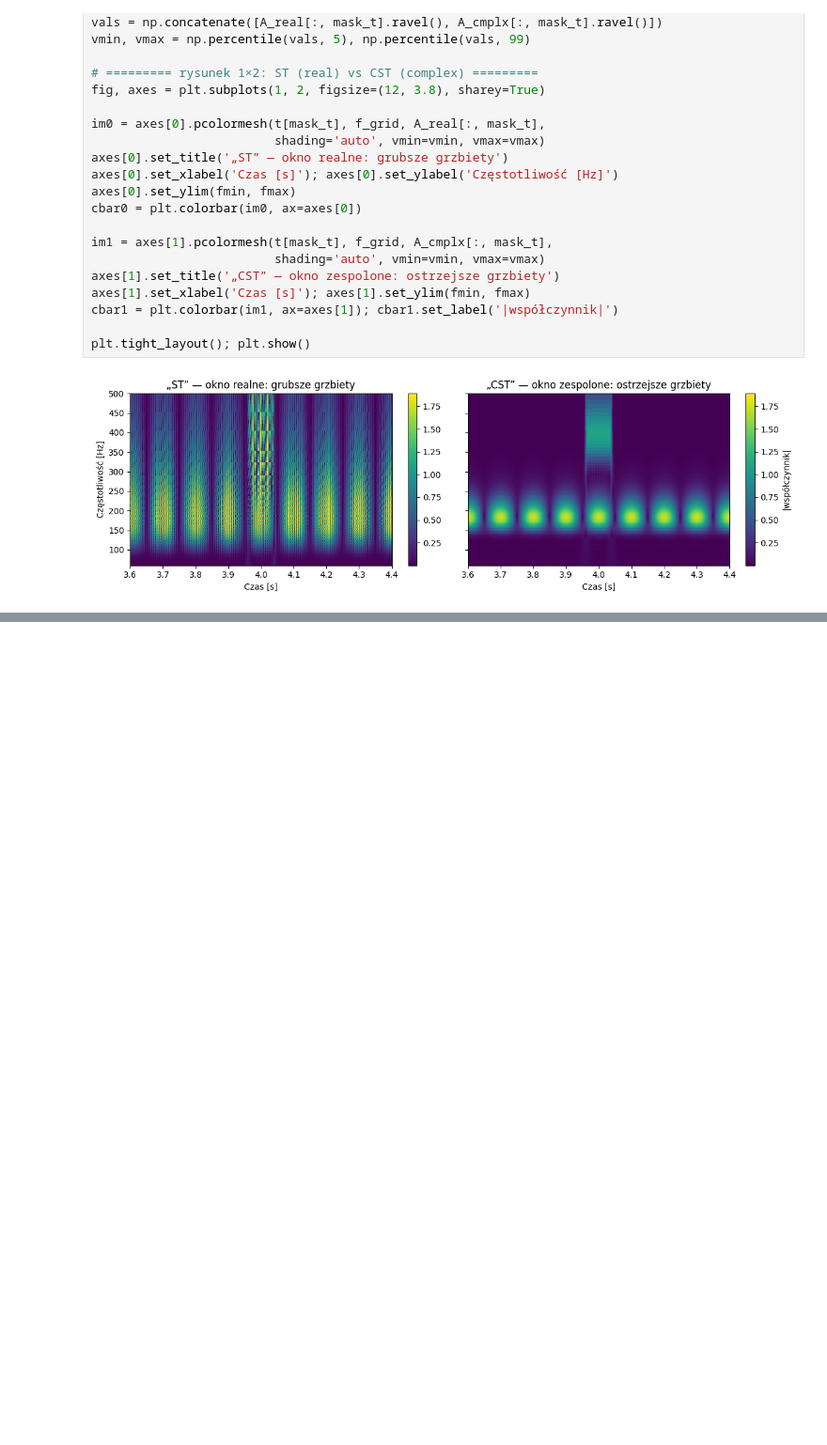
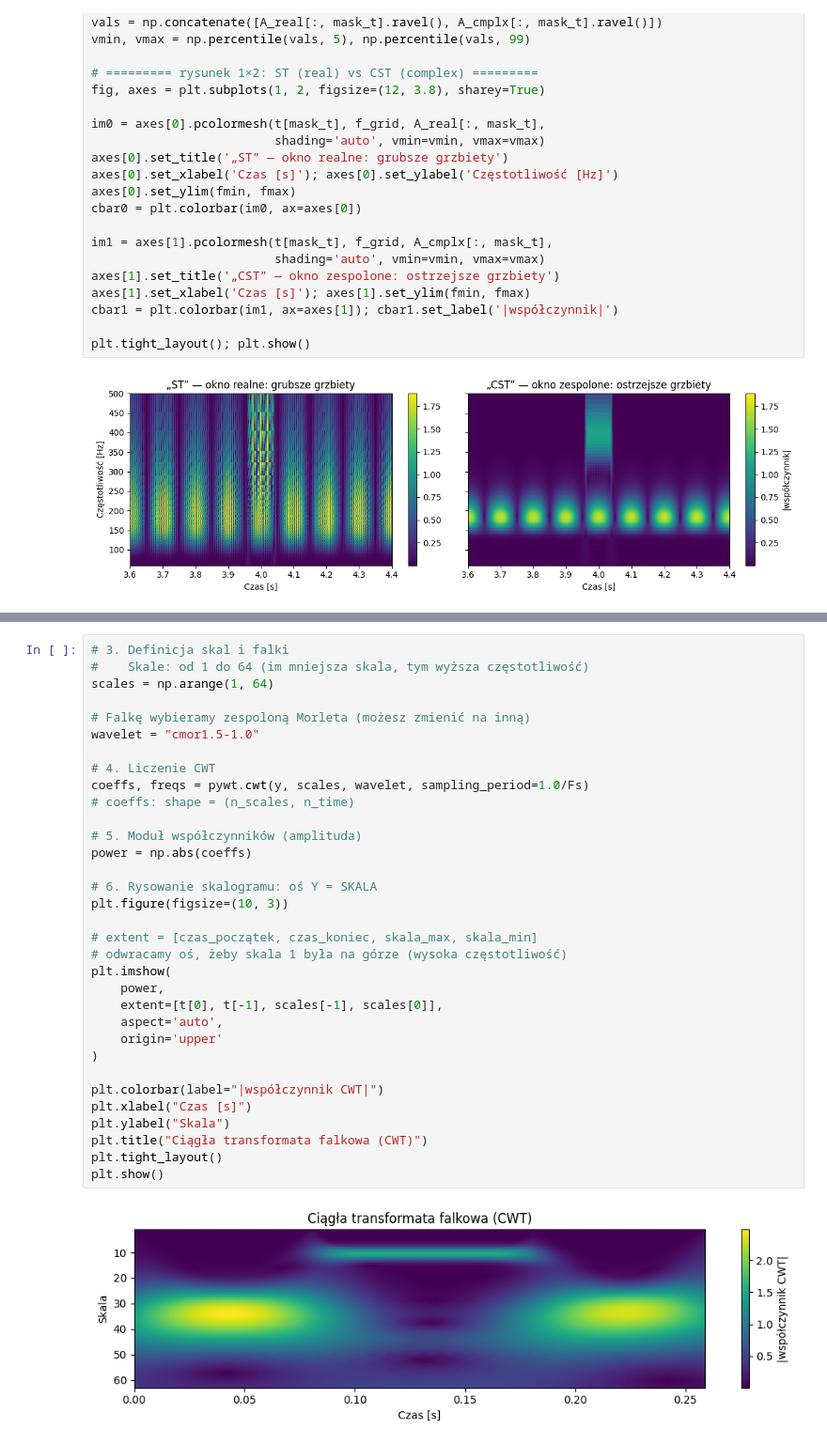
Before and after one commit to ThisIsSzimon/STM32-Time-Frequency-Analysis, a Jupyter notebook: Core/Python/ilustracje_praca.ipynb, the cells around one changed output, grey strips where cells are left out. Shown at 94% size. Drawn from its saved outputs; the diff is of its cells as text; blank space fills up the shorter version.

```diff
--- a/Core/Python/ilustracje_praca.ipynb
+++ b/Core/Python/ilustracje_praca.ipynb
@@ -754,0 +789,35 @@ plt.tight_layout(); plt.show()
+# %%
+# 3. Definicja skal i falki
+#    Skale: od 1 do 64 (im mniejsza skala, tym wyższa częstotliwość)
+scales = np.arange(1, 64)
+
+# Falkę wybieramy zespoloną Morleta (możesz zmienić na inną)
+wavelet = "cmor1.5-1.0"
+
+# 4. Liczenie CWT
+coeffs, freqs = pywt.cwt(y, scales, wavelet, sampling_period=1.0/Fs)
+# coeffs: shape = (n_scales, n_time)
+
+# 5. Moduł współczynników (amplituda)
+power = np.abs(coeffs)
+
+# 6. Rysowanie skalogramu: oś Y = SKALA
+plt.figure(figsize=(10, 3))
+
+# extent = [czas_początek, czas_koniec, skala_max, skala_min]
+# odwracamy oś, żeby skala 1 była na górze (wysoka częstotliwość)
+plt.imshow(
+    power,
+    extent=[t[0], t[-1], scales[-1], scales[0]],
+    aspect='auto',
+    origin='upper'
+)
+
+plt.colorbar(label="|współczynnik CWT|")
+plt.xlabel("Czas [s]")
+plt.ylabel("Skala")
+plt.title("Ciągła transformata falkowa (CWT)")
+plt.tight_layout()
+plt.show()
+# %% [output]
+[figure, added]
```
Also changed, not shown: parts of 1 cell of this notebook, 22 other files.
